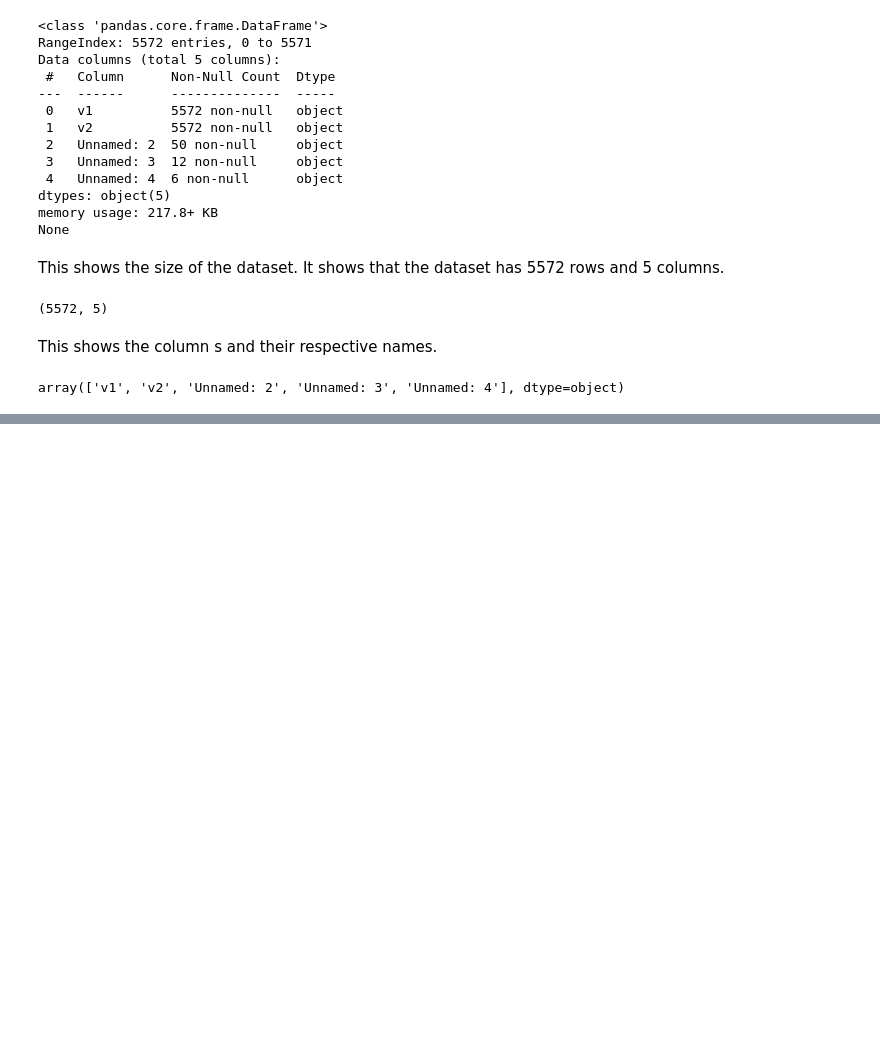
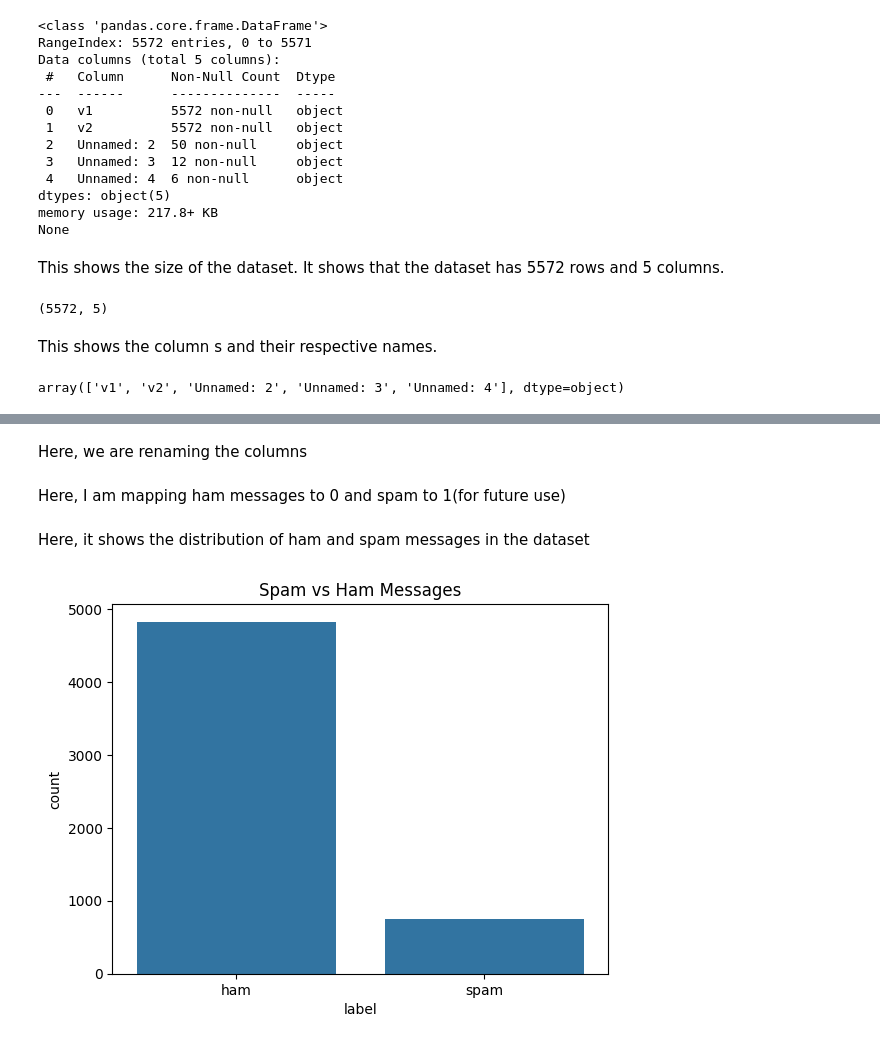
Before and after one commit to ATWIINETIRZAH/Data-Science-Projects, a Jupyter notebook: SMS-Spam-Detection/notebook/sms_spam_detection.ipynb, the cells around one changed output, grey strips where cells are left out. Drawn from its saved outputs; the diff is of its cells as text; code cells hidden in the pictures; blank space fills up the shorter version.

Commit message:
visualised ham and spam distribution, renamed columns in dataset, visualized message length of ham and spam messages:)

```diff
--- a/SMS-Spam-Detection/notebook/sms_spam_detection.ipynb
+++ b/SMS-Spam-Detection/notebook/sms_spam_detection.ipynb
@@ -84,0 +89,20 @@ array(['v1', 'v2', 'Unnamed: 2', 'Unnamed: 3', 'Unnamed: 4'], dtype=object)
+# %% [markdown]
+Here, we are renaming the columns
+# %%
+df = df[['v1', 'v2']]
+df.columns = ['label', 'message']
+# %% [markdown]
+Here, I am mapping ham messages to 0 and spam to 1(for future use)
+# %%
+df['label_num'] = df['label'].map({'ham': 0, 'spam': 1})
+# %% [markdown]
+Here, it shows the distribution of ham and spam messages in the dataset
+# %%
+import seaborn as sns
+import matplotlib.pyplot as plt
+
+sns.countplot(x='label', data=df)
+plt.title('Spam vs Ham Messages')
+plt.show()
+# %% [output]
+[figure, added]
```
Also changed, not shown: parts of 5 cells of this notebook.
